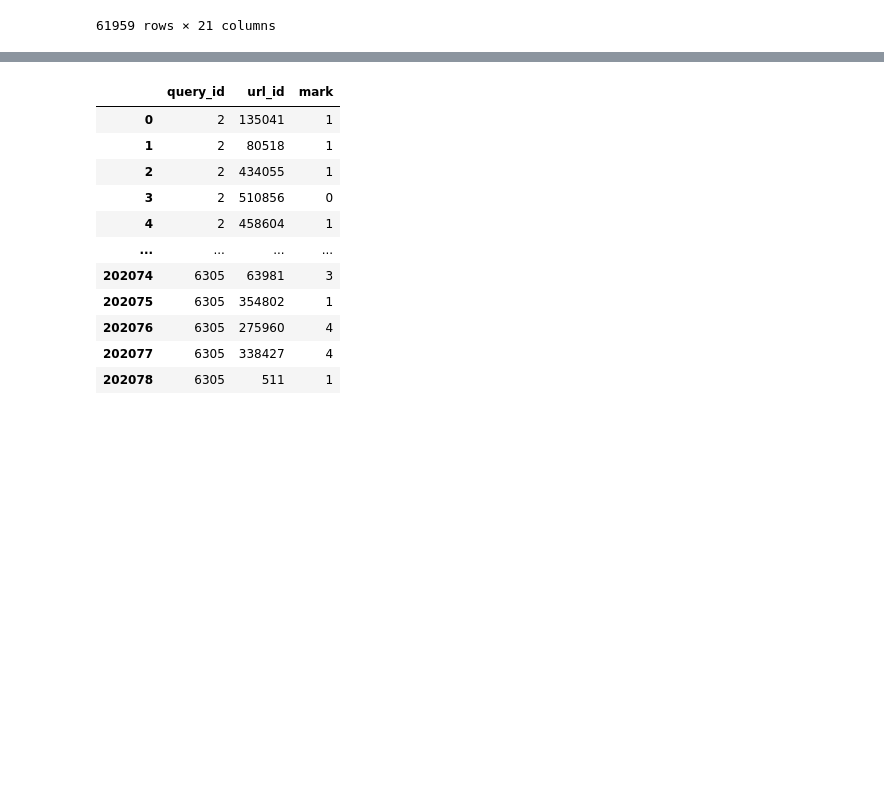
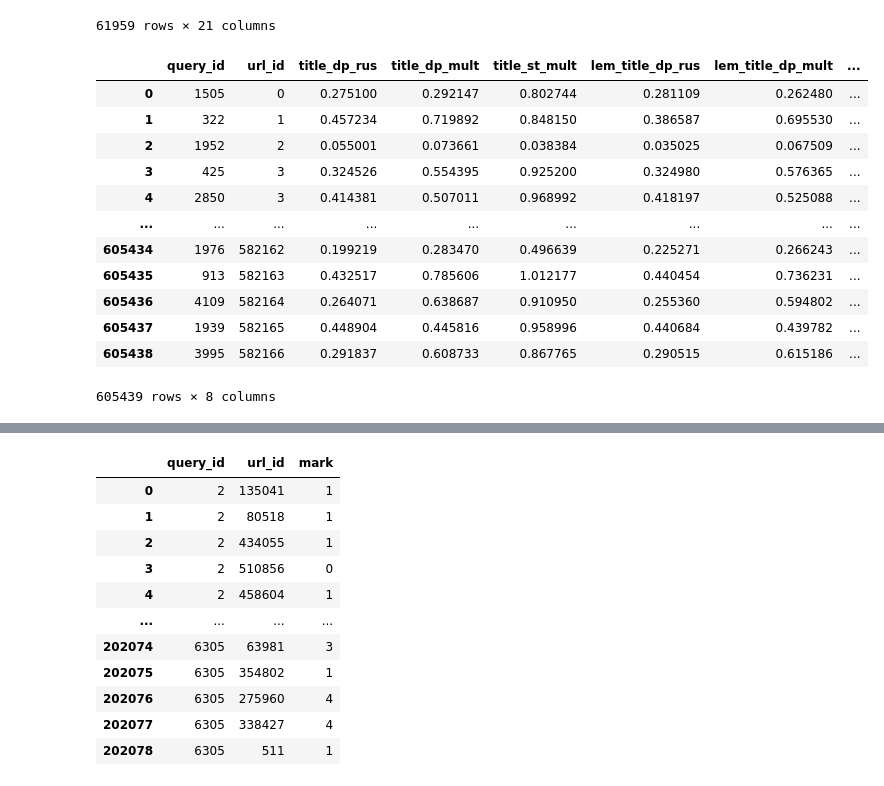
Before and after one commit to SVasi1yev/technosphere-term_03, a Jupyter notebook: Information retrieval 2/homeworks/05_long_tail_queries/python/predict.ipynb, the cells around one changed output, grey strips where cells are left out. Saved outputs shown, nothing was run; the diff lists cells and outputs as text; code cells hidden in the pictures; blank space fills up the shorter version.

```diff
--- a/Information retrieval 2/homeworks/05_long_tail_queries/python/predict.ipynb
+++ b/Information retrieval 2/homeworks/05_long_tail_queries/python/predict.ipynb
@@ -7,6 +7,13 @@ query_host_f = 'host_features/query_features.tsv'
 marks_f = 'meta_data/train.marks.tsv'
 sample_f = 'meta_data/sample.csv'
 url_host_f = 'meta_data/url_host'
+tf_idf_bm25_f = 'text_features/tf_idf_bm25.tsv'
+old_fasttext_sim_wmd_f = 'text_features/title_fasttext_sim_WMD_rusvec_tayga_upos_skipgram_300_2_2019.tsv'
+old_lem_fasttext_sim_wmd_f = 'text_features/lem_title_fasttext_sim_WMD_rusvec_tayga_upos_skipgram_300_2_2019.tsv'
+title_fasttext_sim_wmd_5_f = 'text_features/title_fasttext_sim_WMD.tsv'
+lem_title_fasttext_sim_wmd_5_f = 'text_features/lem_title_fasttext_sim_WMD.tsv'
+bert_cosine_f = 'text_features/merged_bert_cosine.tsv'
+title_matchpyramid_f = 'text_features/title_matchpyramid.tsv'
 # %%
 import pandas as pd
 import numpy as np
@@ -159,0 +218,17 @@ query_host_features_df
+# %%
+bert_cosine_df = pd.read_csv(bert_cosine_f, sep='\t')
+bert_cosine_df
+# %% [output]
+|  | query_id | url_id | title_dp_rus | title_dp_mult | title_st_mult | lem_title_dp_rus | lem_title_dp_mult | ... |
+| 0 | 1505 | 0 | 0.275100 | 0.292147 | 0.802744 | 0.281109 | 0.262480 | ... |
+| 1 | 322 | 1 | 0.457234 | 0.719892 | 0.848150 | 0.386587 | 0.695530 | ... |
+| 2 | 1952 | 2 | 0.055001 | 0.073661 | 0.038384 | 0.035025 | 0.067509 | ... |
+| 3 | 425 | 3 | 0.324526 | 0.554395 | 0.925200 | 0.324980 | 0.576365 | ... |
+| 4 | 2850 | 3 | 0.414381 | 0.507011 | 0.968992 | 0.418197 | 0.525088 | ... |
+| ... | ... | ... | ... | ... | ... | ... | ... | ... |
+| 605434 | 1976 | 582162 | 0.199219 | 0.283470 | 0.496639 | 0.225271 | 0.266243 | ... |
+| 605435 | 913 | 582163 | 0.432517 | 0.785606 | 1.012177 | 0.440454 | 0.736231 | ... |
+| 605436 | 4109 | 582164 | 0.264071 | 0.638687 | 0.910950 | 0.255360 | 0.594802 | ... |
+| 605437 | 1939 | 582165 | 0.448904 | 0.445816 | 0.958996 | 0.440684 | 0.439782 | ... |
+| 605438 | 3995 | 582166 | 0.291837 | 0.608733 | 0.867765 | 0.290515 | 0.615186 | ... |
+605439 rows × 8 columns
```
Also changed, not shown: parts of 28 cells of this notebook, 19 other files.
